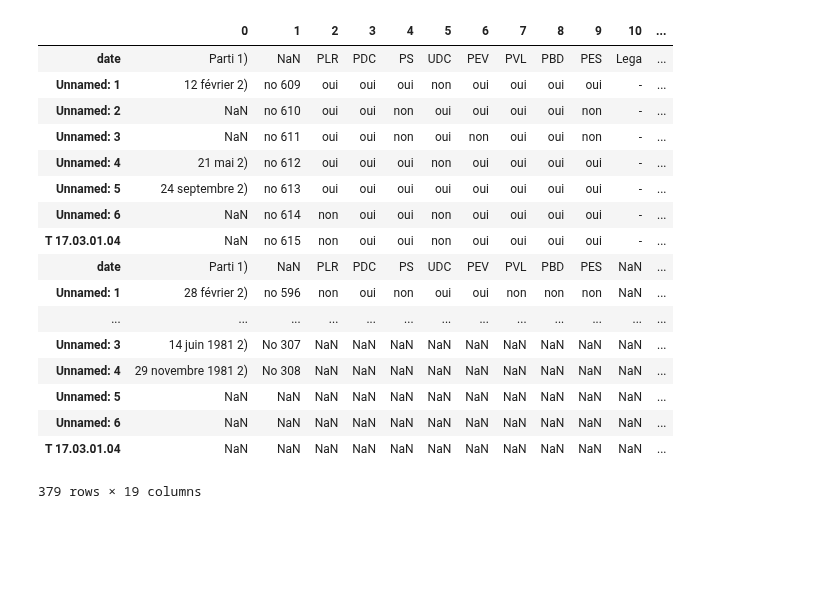
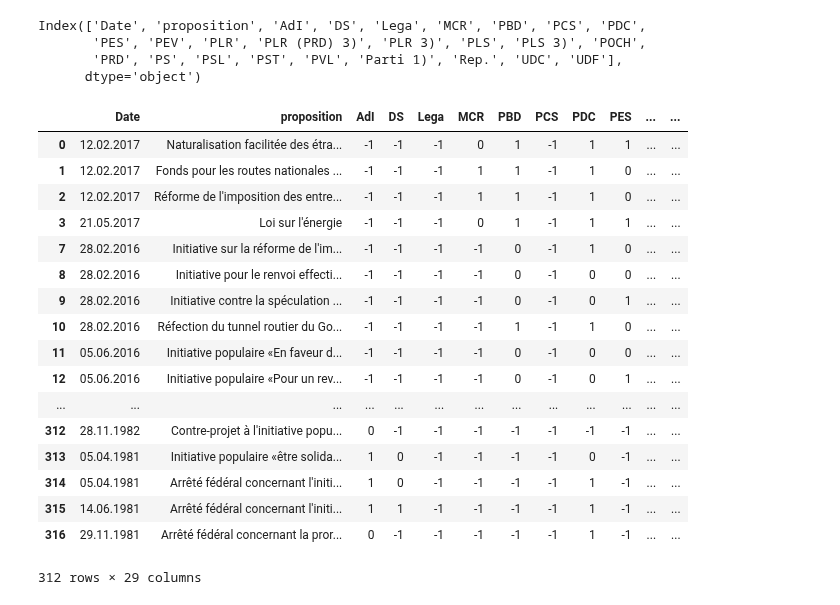
Before and after one commit to matthieuDev/ADA2017, a Jupyter notebook: project/parse parti conseil.ipynb, the cells around one changed output. Drawn from its saved outputs; the diff is of its cells as text; code cells hidden in the pictures; blank space fills up the shorter version.

Commit message:
avance parser les partis propositions

```diff
--- a/project/parse parti conseil.ipynb
+++ b/project/parse parti conseil.ipynb
@@ -26,16 +27,0 @@ df
-# %%
-x = xls.parse(i)
-
-x.columns = ['date'] + list(x.columns[1:])
-
-base_nb = x[x['date'] == 'Parti 1)'].index[0]
-
-
-
-recommand_inter = pd.concat([x.iloc[base_nb:base_nb+1],x.iloc[base_nb+2:base_nb+3],x.dropna()]).transpose()
-recommand_inter.columns = range(len(recommand_inter.columns))
-recommand_inter[0] = recommand_inter[0]+str(2017-i)
-recommand = pd.concat([recommand,recommand_inter])
-VVprint(x['date'][:3] == 'No ')
-propositions = x[x['date'][:3] == 'No ']
-propositions
@@ -127,21 +130,38 @@ nan 1
 # %%
-recommand
+recommand.columns.drop_duplicates()
 # %% [output]
-|  | 0 | 1 | 2 | 3 | 4 | 5 | 6 | 7 | 8 | 9 | 10 | ... |
-| date | Parti 1) | NaN | PLR | PDC | PS | UDC | PEV | PVL | PBD | PES | Lega | ... |
-| Unnamed: 1 | 12 février 2) | no 609 | oui | oui | oui | non | oui | oui | oui | oui | - | ... |
-| Unnamed: 2 | NaN | no 610 | oui | oui | non | oui | oui | oui | oui | non | - | ... |
-| Unnamed: 3 | NaN | no 611 | oui | oui | non | oui | non | oui | oui | non | - | ... |
-| Unnamed: 4 | 21 mai 2) | no 612 | oui | oui | oui | non | oui | oui | oui | oui | - | ... |
-| Unnamed: 5 | 24 septembre 2) | no 613 | oui | oui | oui | oui | oui | oui | oui | oui | - | ... |
-| Unnamed: 6 | NaN | no 614 | non | oui | oui | non | oui | oui | oui | oui | - | ... |
-| T 17.03.01.04 | NaN | no 615 | non | oui | oui | non | oui | oui | oui | oui | - | ... |
-| date | Parti 1) | NaN | PLR | PDC | PS | UDC | PEV | PVL | PBD | PES | NaN | ... |
-| Unnamed: 1 | 28 février 2) | no 596 | non | oui | non | oui | oui | non | non | non | NaN | ... |
-| ... | ... | ... | ... | ... | ... | ... | ... | ... | ... | ... | ... | ... |
-| Unnamed: 3 | 14 juin 1981 2) | No 307 | NaN | NaN | NaN | NaN | NaN | NaN | NaN | NaN | NaN | ... |
-| Unnamed: 4 | 29 novembre 1981 2) | No 308 | NaN | NaN | NaN | NaN | NaN | NaN | NaN | NaN | NaN | ... |
-| Unnamed: 5 | NaN | NaN | NaN | NaN | NaN | NaN | NaN | NaN | NaN | NaN | NaN | ... |
-| Unnamed: 6 | NaN | NaN | NaN | NaN | NaN | NaN | NaN | NaN | NaN | NaN | NaN | ... |
-| T 17.03.01.04 | NaN | NaN | NaN | NaN | NaN | NaN | NaN | NaN | NaN | NaN | NaN | ... |
-379 rows × 19 columns
+Index(['Date', 'proposition', 'AdI', 'DS', 'Lega', 'MCR', 'PBD', 'PCS', 'PDC',
+       'PES', 'PEV', 'PLR', 'PLR (PRD) 3)', 'PLR 3)', 'PLS', 'PLS 3)', 'POCH',
+       'PRD', 'PS', 'PSL', 'PST', 'PVL', 'Parti 1)', 'Rep.', 'UDC', 'UDF'],
+      dtype='object')
+# %%
+def translate_choice (x) :
+    if (x == 1 or str(x) == 'oui') :
+        return 1
+    elif ( x == 2 or str(x) == 'non'):
+        return 0
+    else :
+        return -1
+
+good_recommand = recommand.copy()
+good_recommand.loc[:,parties] = good_recommand.loc[:,parties].applymap(lambda x: translate_choice (x) )
+good_recommand
+# %% [output]
+|  | Date | proposition | AdI | DS | Lega | MCR | PBD | PCS | PDC | PES | ... | ... |
+| 0 | 12.02.2017 | Naturalisation facilitée des étra... | -1 | -1 | -1 | 0 | 1 | -1 | 1 | 1 | ... | ... |
+| 1 | 12.02.2017 | Fonds pour les routes nationales ... | -1 | -1 | -1 | 1 | 1 | -1 | 1 | 0 | ... | ... |
+| 2 | 12.02.2017 | Réforme de l'imposition des entre... | -1 | -1 | -1 | 1 | 1 | -1 | 1 | 0 | ... | ... |
+| 3 | 21.05.2017 | Loi sur l'énergie | -1 | -1 | -1 | 0 | 1 | -1 | 1 | 1 | ... | ... |
+| 7 | 28.02.2016 | Initiative sur la réforme de l'im... | -1 | -1 | -1 | -1 | 0 | -1 | 1 | 0 | ... | ... |
+| 8 | 28.02.2016 | Initiative pour le renvoi effecti... | -1 | -1 | -1 | -1 | 0 | -1 | 0 | 0 | ... | ... |
+| 9 | 28.02.2016 | Initiative contre la spéculation ... | -1 | -1 | -1 | -1 | 0 | -1 | 0 | 1 | ... | ... |
+| 10 | 28.02.2016 | Réfection du tunnel routier du Go... | -1 | -1 | -1 | -1 | 1 | -1 | 1 | 0 | ... | ... |
+| 11 | 05.06.2016 | Initiative populaire «En faveur d... | -1 | -1 | -1 | -1 | 0 | -1 | 0 | 0 | ... | ... |
+| 12 | 05.06.2016 | Initiative populaire «Pour un rev... | -1 | -1 | -1 | -1 | 0 | -1 | 0 | 1 | ... | ... |
+| ... | ... | ... | ... | ... | ... | ... | ... | ... | ... | ... | ... | ... |
+| 312 | 28.11.1982 | Contre-projet à l'initiative popu... | 0 | -1 | -1 | -1 | -1 | -1 | -1 | -1 | ... | ... |
+| 313 | 05.04.1981 | Initiative populaire «être solida... | 1 | 0 | -1 | -1 | -1 | -1 | 0 | -1 | ... | ... |
+| 314 | 05.04.1981 | Arrêté fédéral concernant l'initi... | 1 | 0 | -1 | -1 | -1 | -1 | 1 | -1 | ... | ... |
+| 315 | 14.06.1981 | Arrêté fédéral concernant l'initi... | 1 | 1 | -1 | -1 | -1 | -1 | 1 | -1 | ... | ... |
+| 316 | 29.11.1981 | Arrêté fédéral concernant la pror... | 0 | -1 | -1 | -1 | -1 | -1 | 1 | -1 | ... | ... |
+312 rows × 29 columns
```
Also changed, not shown: parts of 9 cells of this notebook, 1 other file.
